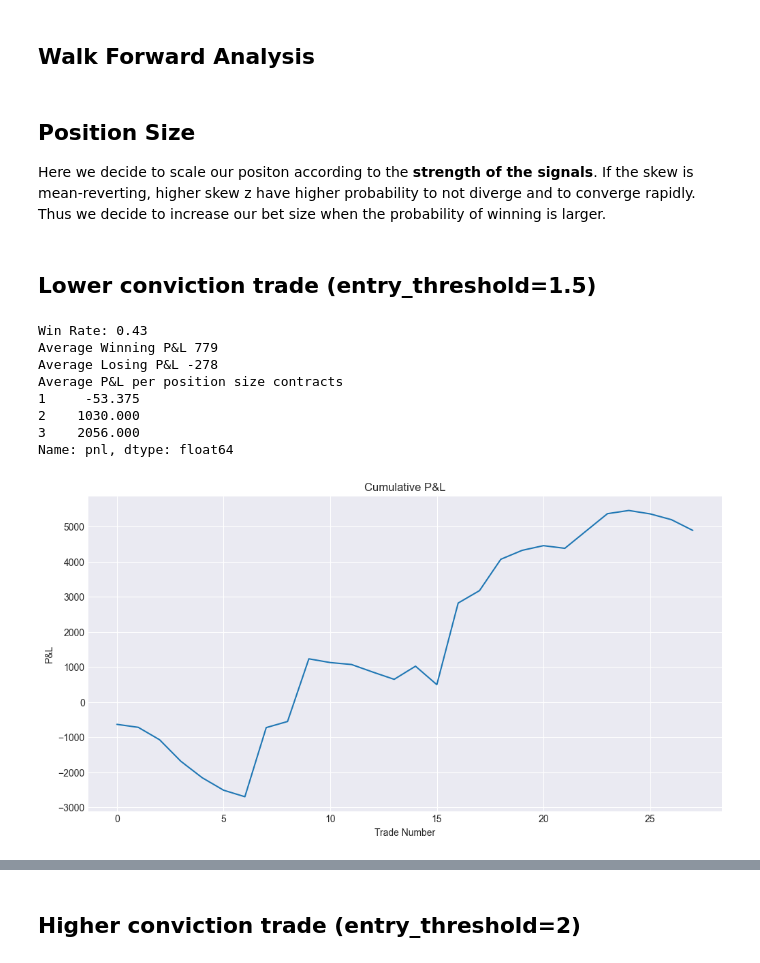
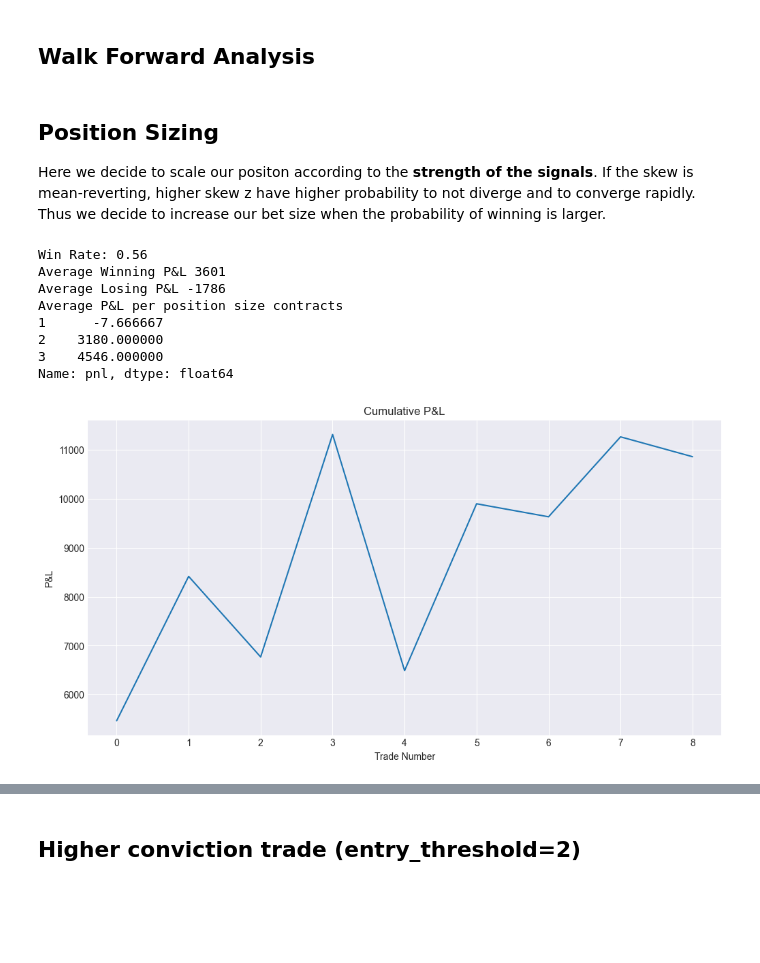
Before and after one commit to anthonymakarewicz/volatility-trading, a Jupyter notebook: skew_trading.ipynb, the cells around one changed output, grey strips where cells are left out. Saved outputs shown, nothing was run; the diff lists cells and outputs as text; code cells hidden in the pictures; blank space fills up the shorter version.

Commit message:
Added backtesting class

```diff
--- a/skew_trading.ipynb
+++ b/skew_trading.ipynb
@@ -1073,9 +1120,9 @@ def walk_forward_test(
 # %% [markdown]
-## **Position Size**
+## **Position Sizing**
 
 Here we decide to scale our positon according to the **strength of the signals**. If the skew is mean-reverting, higher skew z have higher probability to not diverge and to converge rapidly. Thus we decide to increase our bet size when the probability of winning is larger.
 # %%
-def compute_contracts_by_steps(z, entry_threshold=2.0, step_size=0.5,
+def stepwise_position_sizing(z, entry_threshold=2.0, step_size=1,
                                base_size=1, max_size=3):
     """
     - Only trade if |z| ≥ entry_threshold.
@@ -1092,31 +1139,34 @@ def compute_contracts_by_steps(z, entry_threshold=2.0, step_size=0.5,
 
     # enforce upper bound
     return min(size, max_size)
-# %% [markdown]
-## **Lower conviction trade (entry_threshold=1.5)**
-# %%
-summary, trades = walk_forward_test(options, synthetic_skew, vix,
-                            compute_zscore, z_score_strategy,
-                            compute_iv_percentile, apply_ivp_filter, apply_vix_filter, backtest_risk_reversal,
-                            test_window=21, entry_threshold=1.5, vix_threshold=30)
-
-print("Win Rate:", round((trades.pnl > 0).sum() / len(trades), 2))
-print("Average Winning P&L", round(trades.loc[trades.pnl > 0, "pnl"].mean()))
-print("Average Losing P&L", round(trades.loc[trades.pnl <= 0, "pnl"].mean()))
-print("Average P&L per position size", trades.groupby("contracts")["pnl"].mean())
-
-plt.title("Cumulative P&L")
-plt.ylabel("P&L")
-plt.xlabel("Trade Number")
-trades.pnl.cumsum().plot(figsize=(12, 6))
-plt.show()
-# %% [output]
-Win Rate: 0.43
-Average Winning P&L 779
-Average Losing P&L -278
-Average P&L per position size contracts
-1     -53.375
-2    1030.000
-3    2056.000
-Name: pnl, dtype: float64
-[figure, removed]
+# %%
+bt = Backtester(
+    options, synthetic_skew, vix,
+    compute_zscore, z_score_strategy,
+    compute_iv_percentile, apply_ivp_filter,
+    apply_vix_filter, stepwise_position_sizing,
+    find_viable_dtes, holding_period=10
+)
+
+summary, trades, equity = bt.walk_forward_test(train_window=252*2, test_window=21, entry_threshold=2, vix_threshold=30)
+
+print("Win Rate:", round((trades.pnl > 0).sum() / len(trades), 2))
+print("Average Winning P&L", round(trades.loc[trades.pnl > 0, "pnl"].mean()))
+print("Average Losing P&L", round(trades.loc[trades.pnl <= 0, "pnl"].mean()))
+print("Average P&L per position size", trades.groupby("contracts")["pnl"].mean())
+
+plt.title("Cumulative P&L")
+plt.ylabel("P&L")
+plt.xlabel("Trade Number")
+trades.pnl.cumsum().plot(figsize=(12, 6))
+plt.show()
+# %% [output]
+Win Rate: 0.56
+Average Winning P&L 3601
+Average Losing P&L -1786
+Average P&L per position size contracts
+1      -7.666667
+2    3180.000000
+3    4546.000000
+Name: pnl, dtype: float64
+[figure, added]
```
Also changed, not shown: parts of 5 cells of this notebook.
